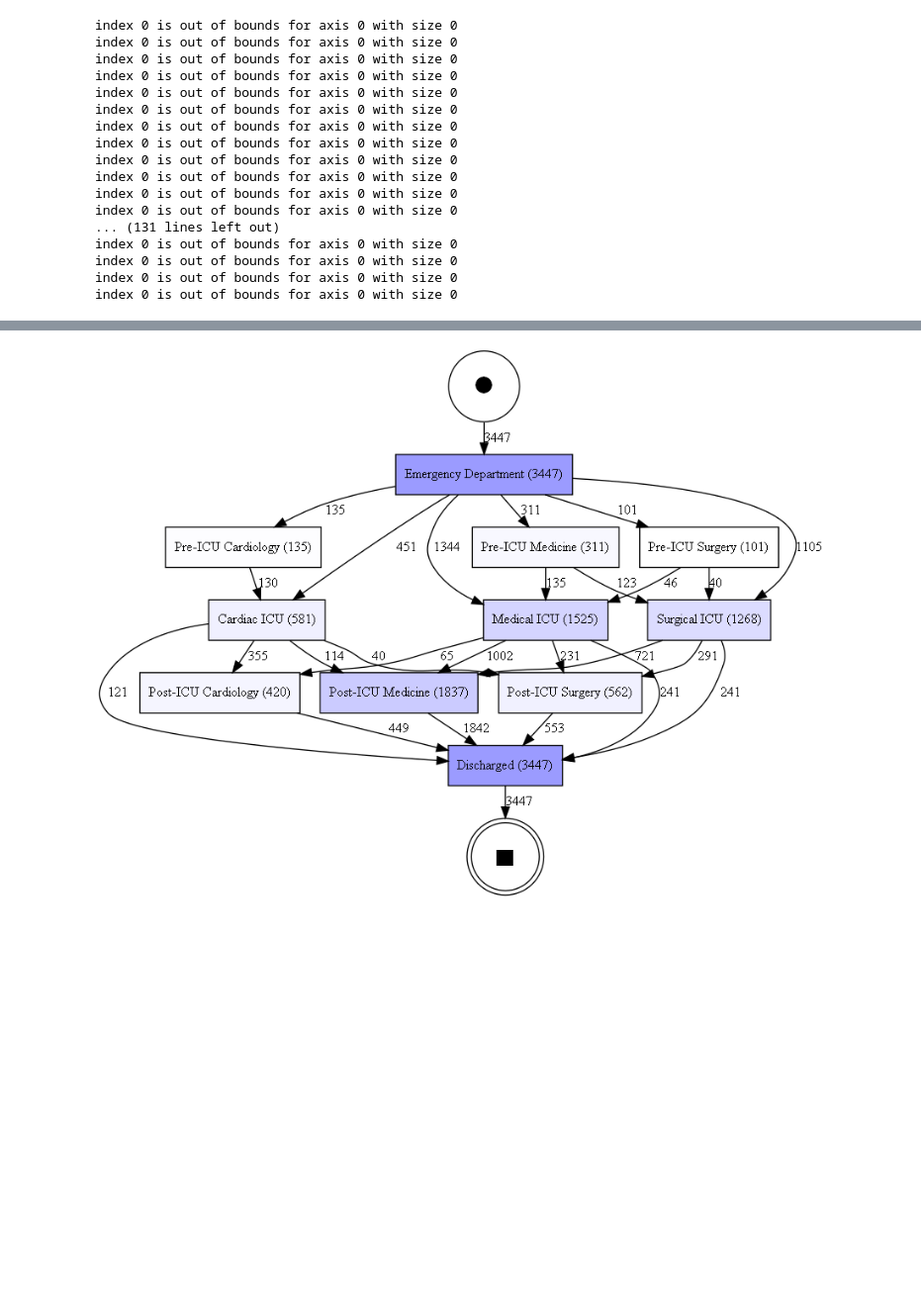
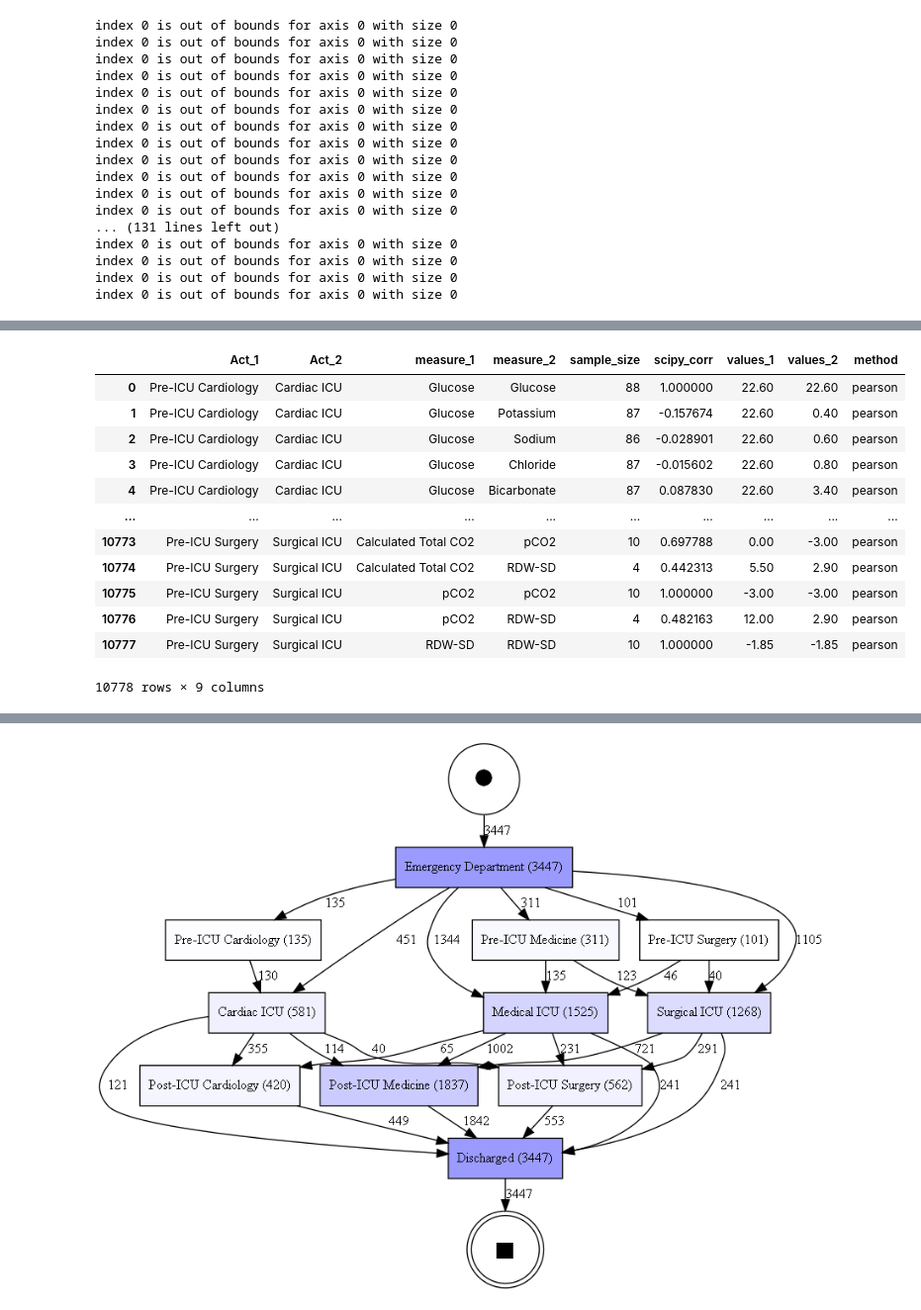
Before and after one commit to bptlab/relationships-between-change-patterns, a Jupyter notebook: 3_UI.ipynb, the cells around one changed output, grey strips where cells are left out. Shown at 99% size. Cells and saved outputs as stored; diff of their text form; code cells hidden in the pictures; blank space fills up the shorter version.

```diff
--- a/3_UI.ipynb
+++ b/3_UI.ipynb
@@ -129,0 +166,16 @@ index 0 is out of bounds for axis 0 with size 0
+# %%
+analyzer.pearson_df
+# %% [output]
+|  | Act_1 | Act_2 | measure_1 | measure_2 | sample_size | scipy_corr | values_1 | values_2 | method |
+| 0 | Pre-ICU Cardiology | Cardiac ICU | Glucose | Glucose | 88 | 1.000000 | 22.60 | 22.60 | pearson |
+| 1 | Pre-ICU Cardiology | Cardiac ICU | Glucose | Potassium | 87 | -0.157674 | 22.60 | 0.40 | pearson |
+| 2 | Pre-ICU Cardiology | Cardiac ICU | Glucose | Sodium | 86 | -0.028901 | 22.60 | 0.60 | pearson |
+| 3 | Pre-ICU Cardiology | Cardiac ICU | Glucose | Chloride | 87 | -0.015602 | 22.60 | 0.80 | pearson |
+| 4 | Pre-ICU Cardiology | Cardiac ICU | Glucose | Bicarbonate | 87 | 0.087830 | 22.60 | 3.40 | pearson |
+| ... | ... | ... | ... | ... | ... | ... | ... | ... | ... |
+| 10773 | Pre-ICU Surgery | Surgical ICU | Calculated Total CO2 | pCO2 | 10 | 0.697788 | 0.00 | -3.00 | pearson |
+| 10774 | Pre-ICU Surgery | Surgical ICU | Calculated Total CO2 | RDW-SD | 4 | 0.442313 | 5.50 | 2.90 | pearson |
+| 10775 | Pre-ICU Surgery | Surgical ICU | pCO2 | pCO2 | 10 | 1.000000 | -3.00 | -3.00 | pearson |
+| 10776 | Pre-ICU Surgery | Surgical ICU | pCO2 | RDW-SD | 4 | 0.482163 | 12.00 | 2.90 | pearson |
+| 10777 | Pre-ICU Surgery | Surgical ICU | RDW-SD | RDW-SD | 10 | 1.000000 | -1.85 | -1.85 | pearson |
+10778 rows × 9 columns
```
Also changed, not shown: parts of 15 cells of this notebook, 3 other files.
